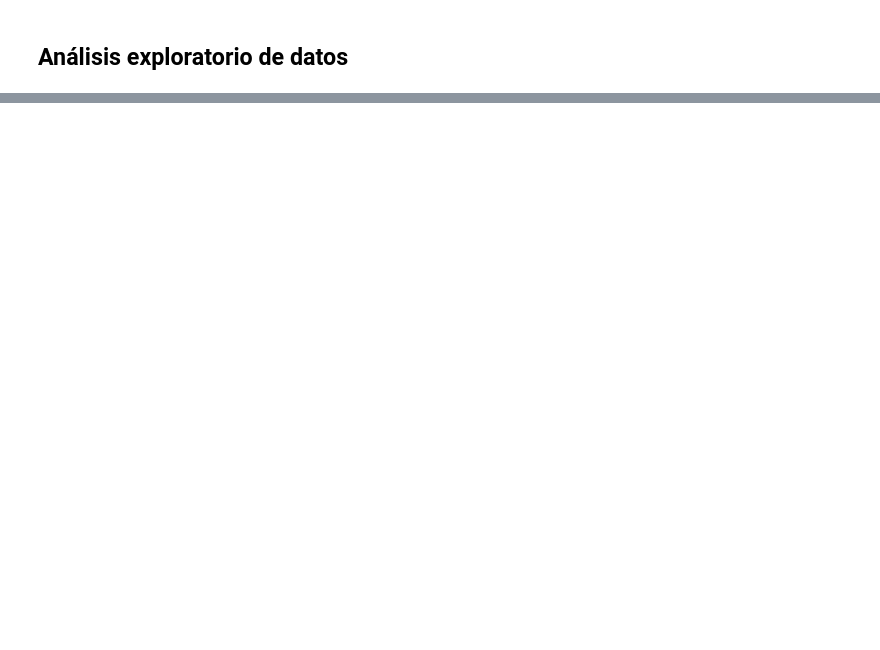
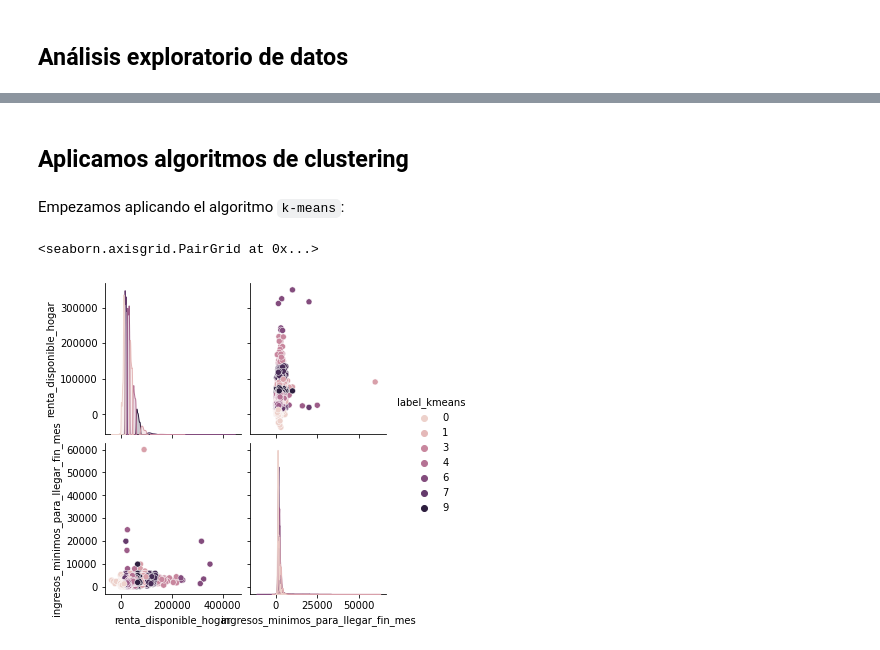
Before and after one commit to SergioQuijanoRey/PracticasInteligenciaNegocio, a Jupyter notebook: Práctica 2/Casos de estudio.ipynb, the cells around one changed output, grey strips where cells are left out. Drawn from its saved outputs; the diff is of its cells as text; code cells hidden in the pictures; blank space fills up the shorter version.

Commit message:
feat: trabajo el primer caso de estudio y añado la clusterizacion usando kmeans

```diff
--- a/Práctica 2/Casos de estudio.ipynb
+++ b/Práctica 2/Casos de estudio.ipynb
@@ -14,6 +17,26 @@ df_global = pd.read_csv(base_path)
 # Funciones comunes a todos los casos de estudio
 # %% [markdown]
 Definimos en esta sección las funciones que vamos a usar a lo largo de todos los casos de estudio:
+# %%
+def compute_kmeans(df: pd.DataFrame, number_clusters: int = 3) -> np.array:
+    """
+    Dado un dataframe con los datos a clusterizar, calcula el vector con las
+    etiquetas de la clusterizacion kmeans
+    """
+
+    kmeans = KMeans(n_clusters = number_clusters, random_state=0).fit(df)
+    return kmeans.labels_
+
+def add_kmeans_labels(df: pd.DataFrame, number_clusters: int = 3) -> pd.DataFrame:
+    """
+    Dado un dataframe, devuelve el dataframe con una columna adicional con las
+    etiquetas de kmeans
+    """
+
+    labels = compute_kmeans(df, number_clusters)
+    new_df = df.copy()
+    new_df["label_kmeans"] = labels
+    return new_df
 # %% [markdown]
 # Filtrado previo del dataset global
 # %% [markdown]
@@ -299,0 +263,10 @@ sns.histplot(data=retraso_pago_por_comunidad, y = comunidad_autonoma, x = "total
+# %% [markdown]
+## Aplicamos algoritmos de clustering
+# %% [markdown]
+Empezamos aplicando el algoritmo `k-means`:
+# %%
+df_first = add_kmeans_labels(df_first, 10)
+sns.pairplot(df_first, hue = "label_kmeans")
+# %% [output]
+<seaborn.axisgrid.PairGrid at 0x...>
+[figure, added]
```
Also changed, not shown: parts of 9 cells of this notebook, 1 other file.
